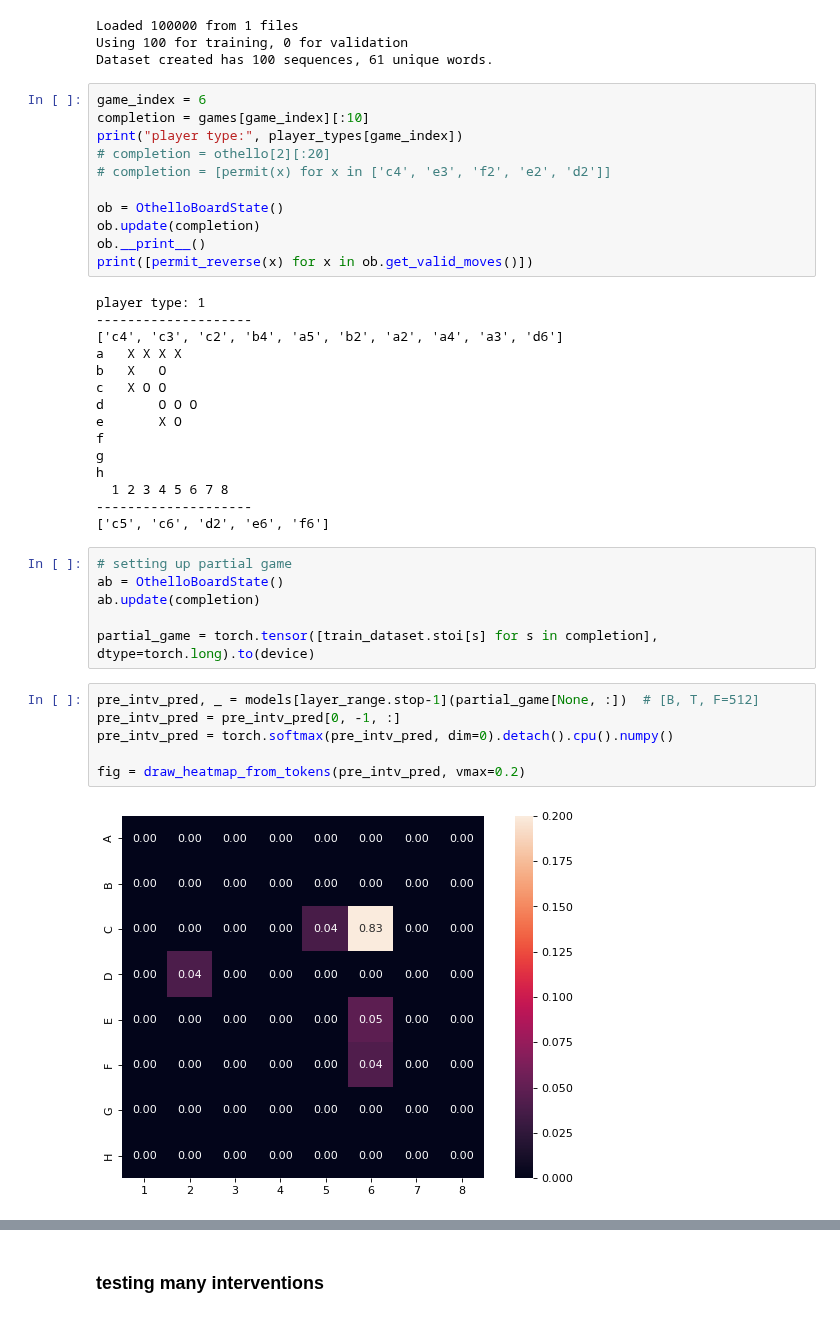
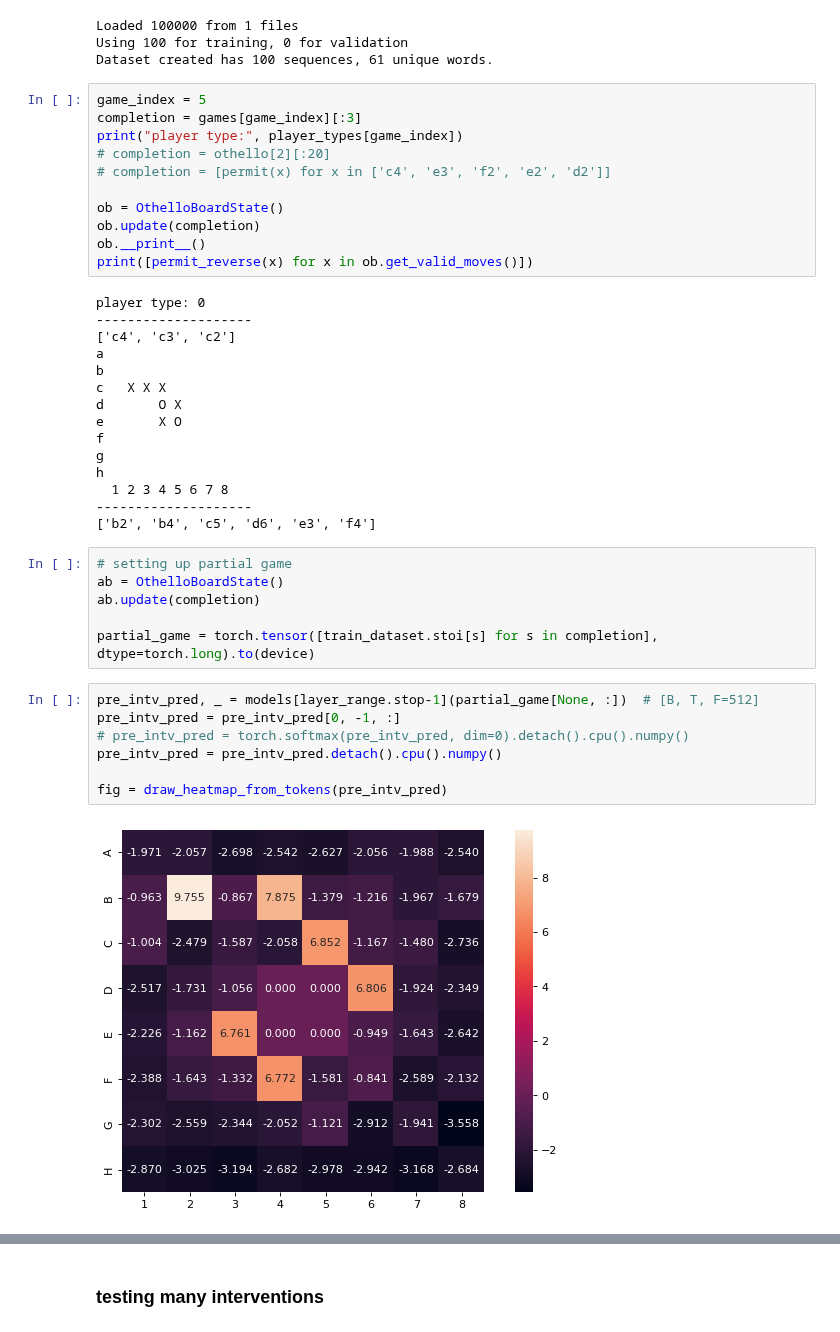
Before and after one commit to icemoon97/othello_world, a Jupyter notebook: probing_playertype.ipynb, the cells around one changed output, grey strips where cells are left out. Cells and saved outputs as stored; diff of their text form.

```diff
--- a/probing_playertype.ipynb
+++ b/probing_playertype.ipynb
@@ -291,8 +291,8 @@ Loaded 100000 from 1 files
 Using 100 for training, 0 for validation
 Dataset created has 100 sequences, 61 unique words.
 # %%
-game_index = 6
-completion = games[game_index][:10]
+game_index = 5
+completion = games[game_index][:3]
 print("player type:", player_types[game_index])
 # completion = othello[2][:20]
 # completion = [permit(x) for x in ['c4', 'e3', 'f2', 'e2', 'd2']]
@@ -302,20 +302,20 @@ ob.update(completion)
 ob.__print__()
 print([permit_reverse(x) for x in ob.get_valid_moves()])
 # %% [output]
-player type: 1
+player type: 0
 --------------------
-['c4', 'c3', 'c2', 'b4', 'a5', 'b2', 'a2', 'a4', 'a3', 'd6']
-a   X X X X
-b   X   O
-c   X O O
-d       O O O
+['c4', 'c3', 'c2']
+a
+b
+c   X X X
+d       O X
 e       X O
 f
 g
 h
   1 2 3 4 5 6 7 8
 --------------------
-['c5', 'c6', 'd2', 'e6', 'f6']
+['b2', 'b4', 'c5', 'd6', 'e3', 'f4']
 # %%
 # setting up partial game
 ab = OthelloBoardState()
@@ -325,11 +325,12 @@ partial_game = torch.tensor([train_dataset.stoi[s] for s in completion], dtype=t
 # %%
 pre_intv_pred, _ = models[layer_range.stop-1](partial_game[None, :])  # [B, T, F=512]
 pre_intv_pred = pre_intv_pred[0, -1, :]
-pre_intv_pred = torch.softmax(pre_intv_pred, dim=0).detach().cpu().numpy()
+# pre_intv_pred = torch.softmax(pre_intv_pred, dim=0).detach().cpu().numpy()
+pre_intv_pred = pre_intv_pred.detach().cpu().numpy()
 
-fig = draw_heatmap_from_tokens(pre_intv_pred, vmax=0.2)
+fig = draw_heatmap_from_tokens(pre_intv_pred)
 # %% [output]
-[figure, old version]
+[figure, new version]
 # %%
 player_type_target = 1
 intervene_layers = [4, 5, 6, 7]
```
Also changed, not shown: parts of 6 cells of this notebook, 4 other files.
